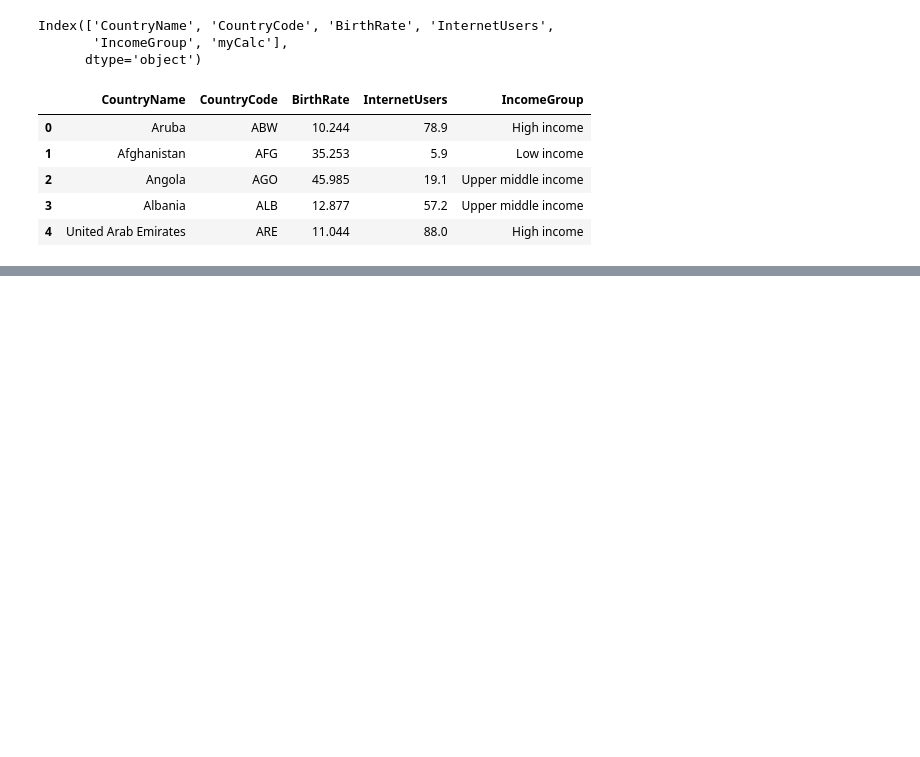
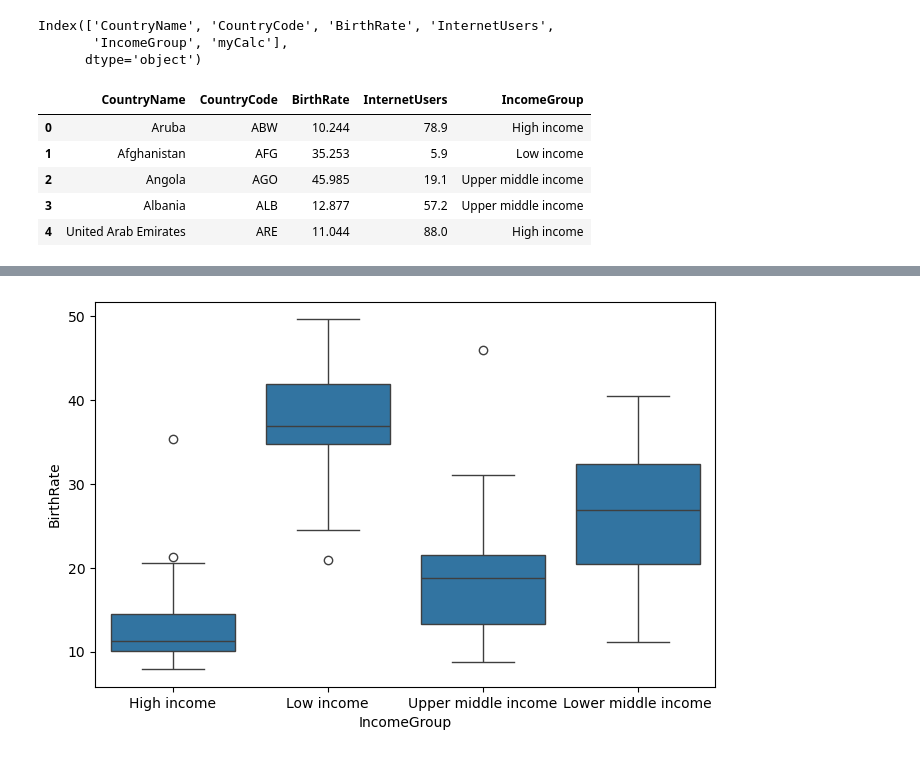
Before and after one commit to praveennitrkl/GenAI_AgenticAI_2026_Program, a Jupyter notebook: Pandas/pandas-classnote.ipynb, the cells around one changed output, grey strips where cells are left out. Cells and saved outputs as stored; diff of their text form; code cells hidden in the pictures; blank space fills up the shorter version.

```diff
--- a/Pandas/pandas-classnote.ipynb
+++ b/Pandas/pandas-classnote.ipynb
@@ -594,0 +634,11 @@ df.head()
+# %%
+#Plot with Bi- Variant
+vis4 = sns.boxplot(x=df['IncomeGroup'], y=df['BirthRate']) #Create a box plot for the 'IncomeGroup' column and 'BirthRate' column in the DataFrame
+
+#outlier  statistics outlier is hte datapoint which is far from other ovservations is called outlier
+#Outlier also called as ANOMALY Detection
+#these outlier impact machine learning model performance and also impact the statistical analysis of the data
+#To Adjust these Outlier we  will inroduce probability concept
+#which Algorith,
+# %% [output]
+[figure, added]
```
Also changed, not shown: parts of 12 cells of this notebook, 1 other file.
